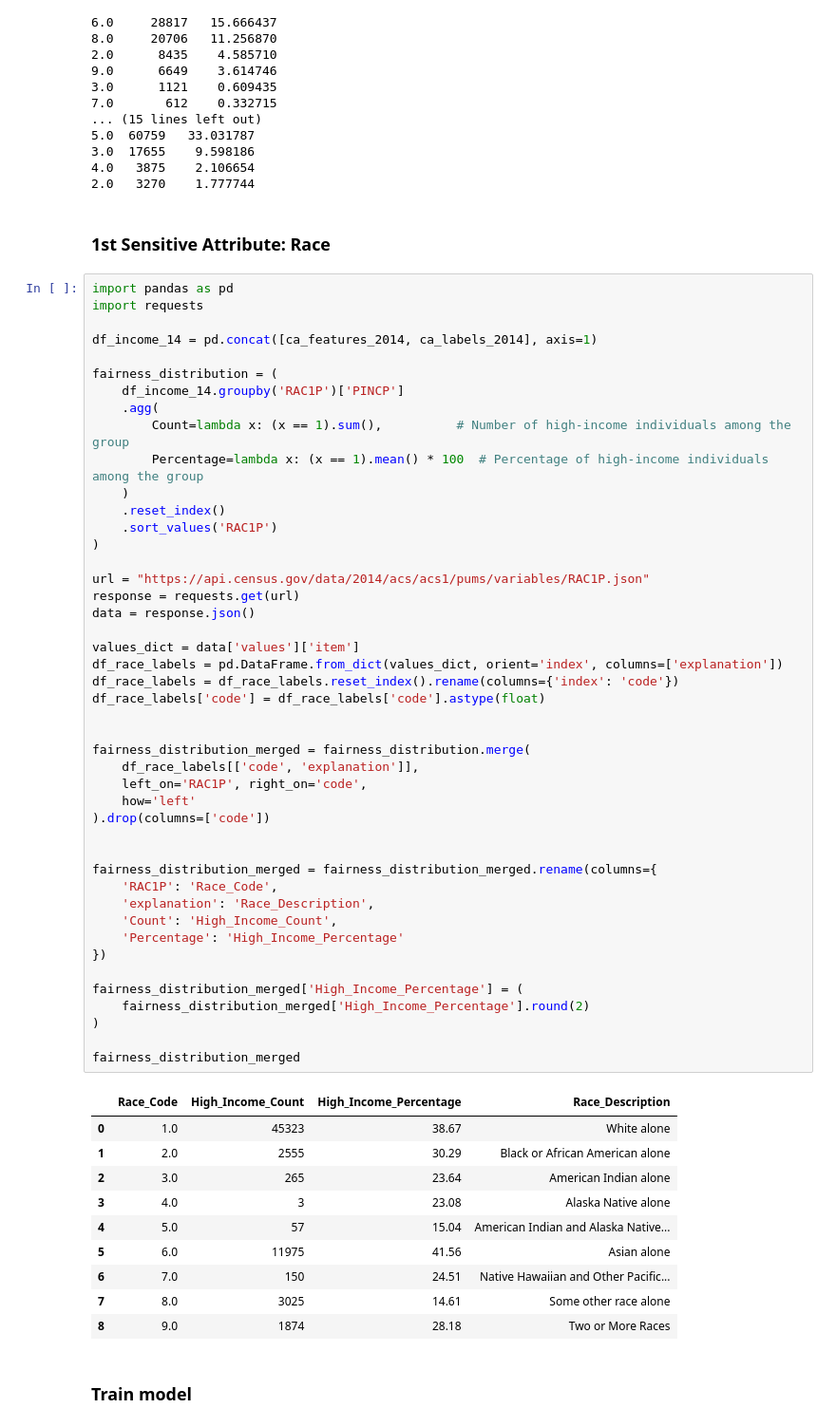
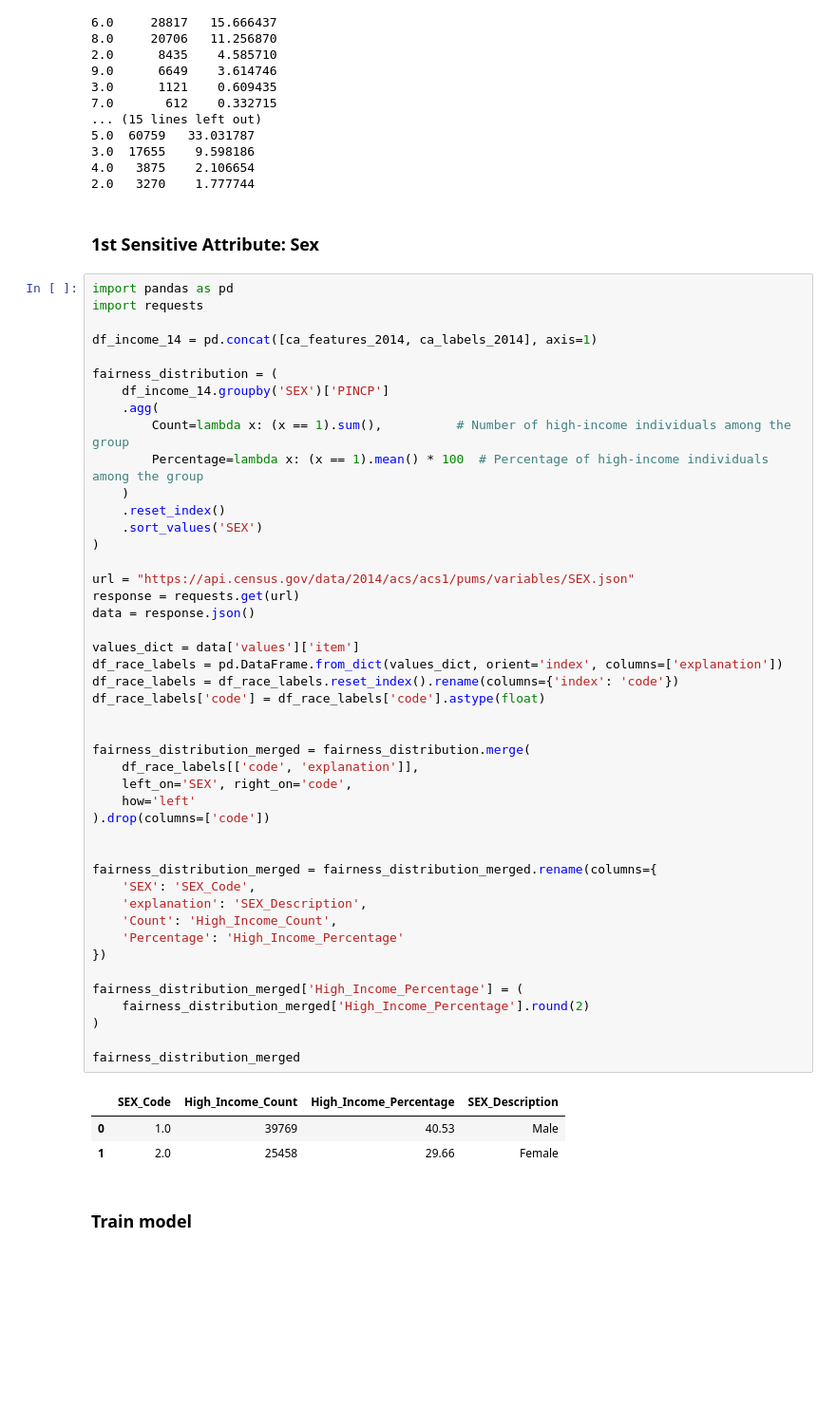
Before and after one commit to Remi-D-Wang/INFOMHCML_AlDrLeWa, a Jupyter notebook: Src/bias_in_income_prediction_race_sex_maritalstatus.ipynb, the cells around one changed output. Shown at 95% size. Saved outputs shown, nothing was run; the diff lists cells and outputs as text; blank space fills up the shorter version.

```diff
--- a/Src/bias_in_income_prediction_race_sex_maritalstatus.ipynb
+++ b/Src/bias_in_income_prediction_race_sex_maritalstatus.ipynb
@@ -373,7 +394,7 @@ RAC1P
 4.0   3875    2.106654
 2.0   3270    1.777744
 # %% [markdown]
-### 1st Sensitive Attribute: Race
+### 1st Sensitive Attribute: Sex
 # %%
 import pandas as pd
 import requests
@@ -381,55 +402,48 @@ import requests
 df_income_14 = pd.concat([ca_features_2014, ca_labels_2014], axis=1)
 
 fairness_distribution = (
-    df_income_14.groupby('RAC1P')['PINCP']
+    df_income_14.groupby('SEX')['PINCP']
     .agg(
         Count=lambda x: (x == 1).sum(),          # Number of high-income individuals among the group
         Percentage=lambda x: (x == 1).mean() * 100  # Percentage of high-income individuals among the group
     )
     .reset_index()
-    .sort_values('RAC1P')
+    .sort_values('SEX')
 )
 
-url = "https://api.census.gov/data/2014/acs/acs1/pums/variables/RAC1P.json"
+url = "https://api.census.gov/data/2014/acs/acs1/pums/variables/SEX.json"
 response = requests.get(url)
 data = response.json()
 
 values_dict = data['values']['item']
 df_race_labels = pd.DataFrame.from_dict(values_dict, orient='index', columns=['explanation'])
 df_race_labels = df_race_labels.reset_index().rename(columns={'index': 'code'})
 df_race_labels['code'] = df_race_labels['code'].astype(float)
 
 
 fairness_distribution_merged = fairness_distribution.merge(
     df_race_labels[['code', 'explanation']],
-    left_on='RAC1P', right_on='code',
+    left_on='SEX', right_on='code',
     how='left'
 ).drop(columns=['code'])
 
 
 fairness_distribution_merged = fairness_distribution_merged.rename(columns={
-    'RAC1P': 'Race_Code',
-    'explanation': 'Race_Description',
+    'SEX': 'SEX_Code',
+    'explanation': 'SEX_Description',
     'Count': 'High_Income_Count',
     'Percentage': 'High_Income_Percentage'
 })
 
 fairness_distribution_merged['High_Income_Percentage'] = (
     fairness_distribution_merged['High_Income_Percentage'].round(2)
 )
 
 fairness_distribution_merged
 # %% [output]
-|  | Race_Code | High_Income_Count | High_Income_Percentage | Race_Description |
-| 0 | 1.0 | 45323 | 38.67 | White alone |
-| 1 | 2.0 | 2555 | 30.29 | Black or African American alone |
-| 2 | 3.0 | 265 | 23.64 | American Indian alone |
-| 3 | 4.0 | 3 | 23.08 | Alaska Native alone |
-| 4 | 5.0 | 57 | 15.04 | American Indian and Alaska Native... |
-| 5 | 6.0 | 11975 | 41.56 | Asian alone |
-| 6 | 7.0 | 150 | 24.51 | Native Hawaiian and Other Pacific... |
-| 7 | 8.0 | 3025 | 14.61 | Some other race alone |
-| 8 | 9.0 | 1874 | 28.18 | Two or More Races |
+|  | SEX_Code | High_Income_Count | High_Income_Percentage | SEX_Description |
+| 0 | 1.0 | 39769 | 40.53 | Male |
+| 1 | 2.0 | 25458 | 29.66 | Female |
 # %% [markdown]
 ### Train model
 # %% [markdown]
```
Also changed, not shown: parts of 11 cells of this notebook.
